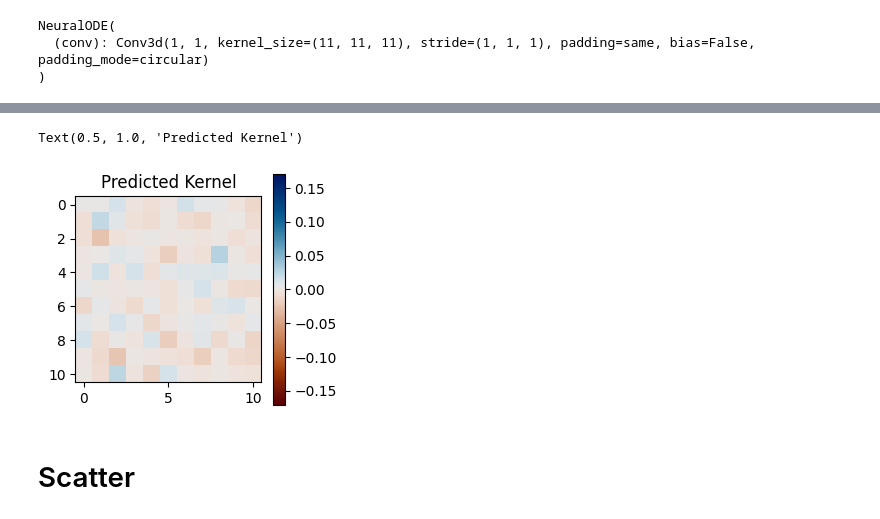
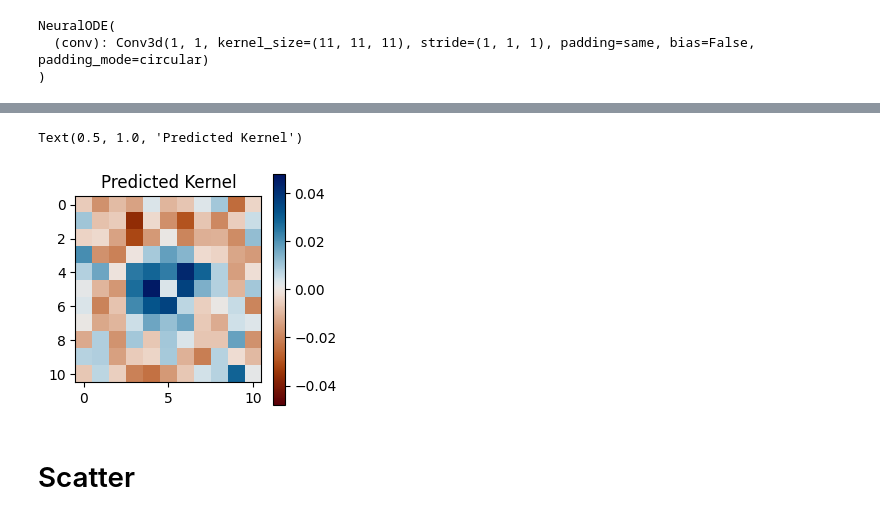
Before and after one commit to ccsommerfield/AI-DINO, a Jupyter notebook: Workflow.ipynb, the cells around one changed output, grey strips where cells are left out. Saved outputs shown, nothing was run; the diff lists cells and outputs as text; code cells hidden in the pictures.

Commit message:
added training paths

```diff
--- a/Workflow.ipynb
+++ b/Workflow.ipynb
@@ -1696,7 +1991,7 @@ method = 'dopri5'
 adjoint = False
 
 args = {'N': 50,
-        'K': 10.,
+        'K': 4.,
         's': 1.5
        }
 M = 1 # Number of initial conditions
@@ -1766,9 +2061,9 @@ args = {'N': kuramoto.N,
 
 node = NeuralODE(args, method='dopri5', adjoint=False, dtype=dtype).to(device)
 optimizer = optim.Adam(node.parameters(), lr=1e-4)
-#scheduler = torch.optim.lr_scheduler.ExponentialLR(optimizer, gamma = 0.9)
+#scheduler = torch.optim.lr_scheduler.ExponentialLR(optimizer, gamma = 0.8)
 scheduler = torch.optim.lr_scheduler.CyclicLR(optimizer, base_lr=1e-6, max_lr=5e-3, gamma = 0.9)
-model_path = 'node_gauss_ka11_kg11_diff_L1_er+7_circle.pth' #change for each ground truth and hyper peram of neural ode
+model_path = 'node_gauss_ka11_kg11_diff_L1_er+7_circle_K4.pth' #change for each ground truth and hyper peram of neural ode
 print(node)
 # %% [output]
 NeuralODE(
@@ -1776,7 +2071,7 @@ NeuralODE(
 )
 # %%
 # Set up training parameters
-max_iters = 500
+max_iters = 200
 batch_time = 10
 batch_size = 1
 
@@ -1837,14 +2173,18 @@ for k in range(1, max_iters + 1):
     displacement_pred = torch.stack([torch.cos(y_pred_shaped), torch.sin(y_pred_shaped), torch.zeros_like(y_pred_shaped)], dim=-1)
 
     I0_pred = scattering.get_intensity(d=d, scale=5e-10, model = displacement_pred, lambda_max = lambda_max, index = 1, shape_mask = 'circle', r_out = 20)
-    I0_pred_diff = scattering.get_intensity(d=d, scale=5e-10, model = displacement_pred, lambda_max = lambda_max, index = 1) - inten_perf
+    I0_pred_diff = I0_pred - inten_perf
 
 
     I0_batch = scattering.get_intensity(d=d, scale=5e-10, model = displacement_batch, lambda_max = lambda_max, index = 1, poisson = True,  shape_mask = 'circle', r_out = 20)
-    I0_batch_diff = scattering.get_intensity(d=d, scale=5e-10, model = displacement_batch, lambda_max = lambda_max, index = 1, poisson = True) - inten_perf
+    I0_batch_diff = I0_batch - inten_perf
 
+    '''
+    I0_pred = grain_loop(polycrystal.grains, displacement_pred, lambda_max, d)
+    I0_batch = grain_loop(polycrystal.grains, displacement_batch, lambda_max, d)
+    '''
     # Compute MSE between predicted and ground truth trajectories
-    _loss = nn.L1Loss()(I0_pred_diff, I0_batch_diff)
+    _loss = nn.L1Loss()(I0_pred, I0_batch)
 
     # Backpropagate gradients
     _loss.backward()
@@ -1973,14 +2298,14 @@ ax[0,1].set_title('Pred.');
 # %%
 kernel_pred = node.conv.weight.squeeze().detach().cpu()
 vmax_pred = kernel_pred.abs().max()
-norm = plt.Normalize(vmin=-vmax, vmax=vmax)
+norm = plt.Normalize(vmin=-vmax_pred, vmax=vmax_pred)
 fig, ax = plt.subplots(figsize=(3,3))
 sm = ax.imshow(kernel_pred[..., kernel_pred.shape[-1] // 2], cmap=cm.vik_r, norm = norm)
 plt.colorbar(sm, ax=ax)
 plt.title("Predicted Kernel")
 # %% [output]
 Text(0.5, 1.0, 'Predicted Kernel')
-[figure, old version]
+[figure, new version]
 # %%
 displacement_true = torch.stack([torch.cos(y_batch), torch.sin(y_batch), torch.zeros_like(y_batch)], dim=-1)
 displacement_batch = torch.stack([torch.cos(y_pred), torch.sin(y_pred), torch.zeros_like(y_pred)], dim=-1)
```
Also changed, not shown: parts of 20 cells of this notebook, 9 other files.
